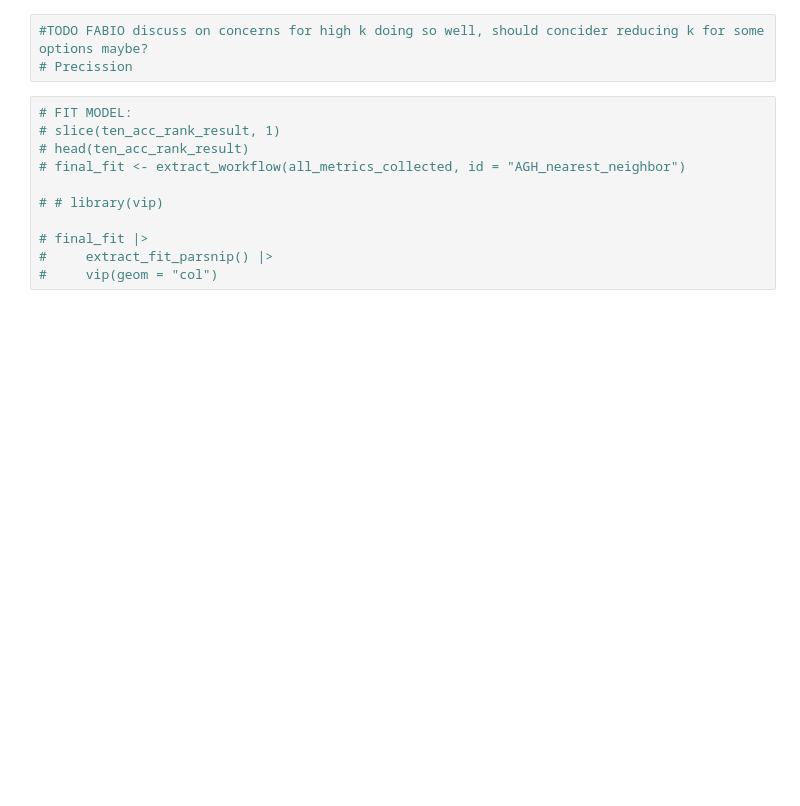
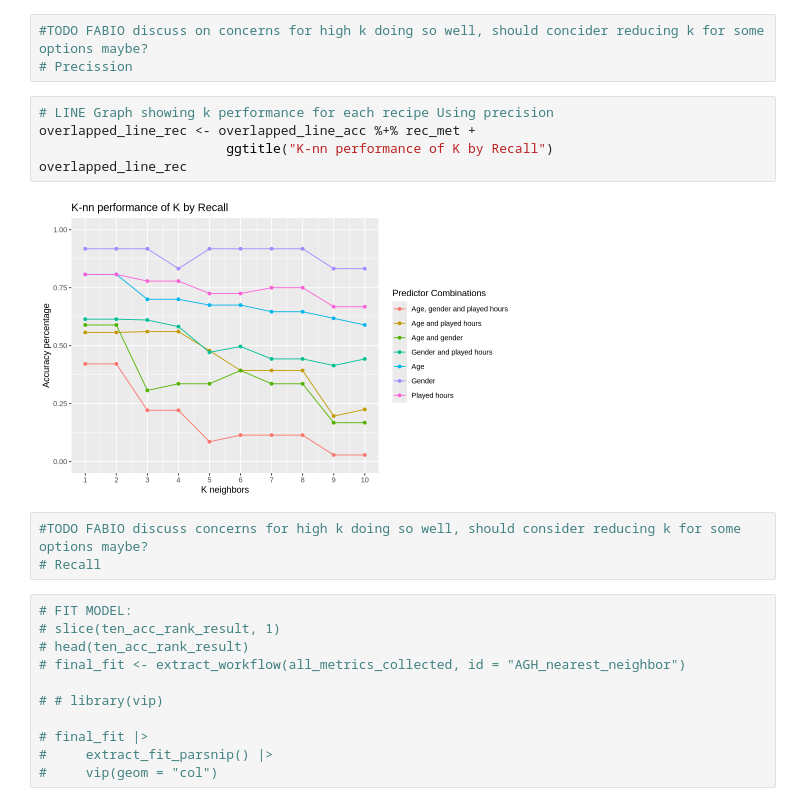
Before and after one commit to FabianoGLentini/player-subscription-ml, a Jupyter notebook: Project_Report.ipynb, the cells around one changed output. Cells and saved outputs as stored; diff of their text form; blank space fills up the shorter version.

Commit message:
Add: line graph for k recall

```diff
--- a/Project_Report.ipynb
+++ b/Project_Report.ipynb
@@ -307,6 +307,16 @@ overlapped_line_prec
 # %%
 #TODO FABIO discuss on concerns for high k doing so well, should concider reducing k for some options maybe?
 # Precission
+# %%
+# LINE Graph showing k performance for each recipe Using precision
+overlapped_line_rec <- overlapped_line_acc %+% rec_met +
+                        ggtitle("K-nn performance of K by Recall")
+overlapped_line_rec
+# %% [output]
+[figure, added]
+# %%
+#TODO FABIO discuss concerns for high k doing so well, should consider reducing k for some options maybe?
+# Recall
 # %%
 # FIT MODEL:
 # slice(ten_acc_rank_result, 1)
```
